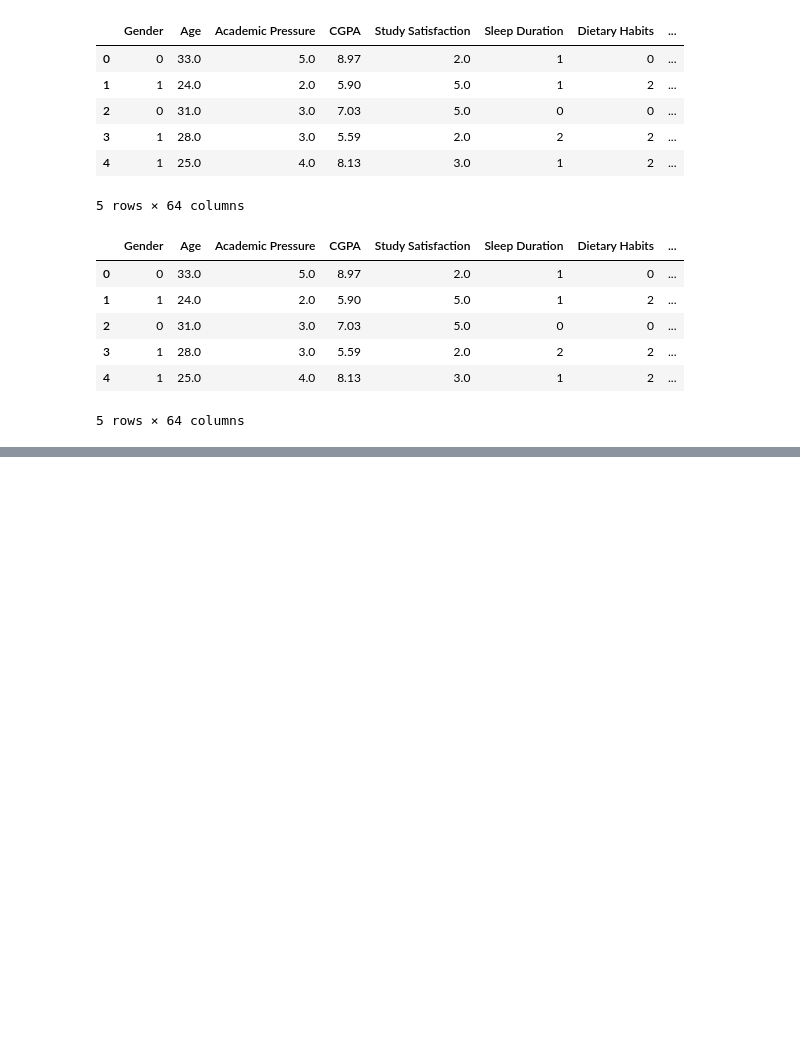
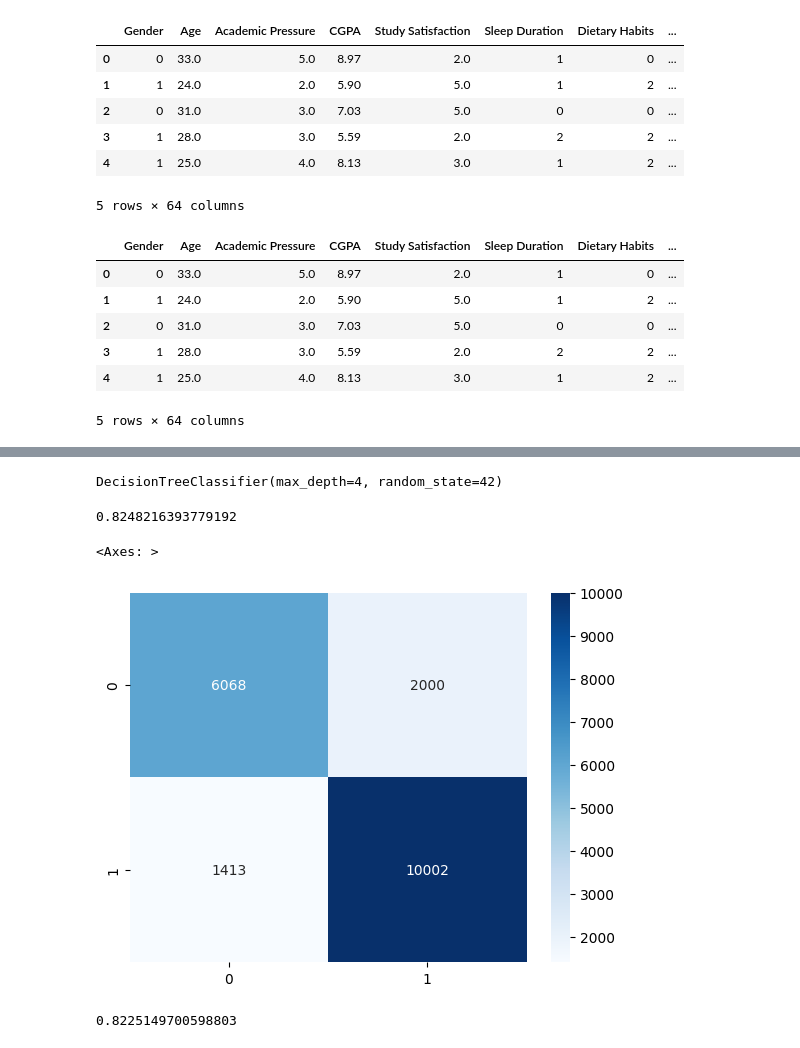
Before and after one commit to UPEN-Thaitiel/feature-engineering-Adiel-Delgado, a Jupyter notebook: Feature Engineering/Variable Imputation/Student_Depression_Imputations.ipynb, the cells around one changed output, grey strips where cells are left out. Drawn from its saved outputs; the diff is of its cells as text; code cells hidden in the pictures; blank space fills up the shorter version.

Commit message:
I do the Decision Tree from the latest video

```diff
--- a/Feature Engineering/Variable Imputation/Student_Depression_Imputations.ipynb
+++ b/Feature Engineering/Variable Imputation/Student_Depression_Imputations.ipynb
@@ -579,0 +588,5 @@ df_encoded.head()
+# %%
+X = df_encoded.drop("Depression", axis=1)
+y = df_encoded["Depression"]
+#y.head()
+X.head()
@@ -579,0 +601,33 @@ df_encoded.head()
+# %%
+#### Split the Dataset
+# La variable predictora sera depresion
+# Se usa random state para que nos genere siempre el mismo split
+X_train, X_test, y_train, y_test = train_test_split(X, y, test_size=0.3, random_state=42)
+# %%
+#### Train the Decision Tree
+#X_train.shape
+
+#Se le coloca el random state para que nos de el mismo resultado
+tree = DecisionTreeClassifier(max_depth=4, random_state=42)
+# Entrenamos al modelo con NombredelModelo.fit
+tree.fit(X_train, y_train)
+# %% [output]
+DecisionTreeClassifier(max_depth=4, random_state=42)
+# %%
+#### Evaluate the Model with Training Data
+y_pred = tree.predict(X_train)
+accuracy_score(y_train, y_pred)
+# %% [output]
+0.8248216393779192
+# %%
+#### Creating a Confusion Matrix
+sns.heatmap(confusion_matrix(y_train,y_pred), annot=True, fmt="d", cmap="Blues")
+# %% [output]
+<Axes: >
+[figure, added]
+# %%
+#### Evaluate Model with Test Data
+y_pred = tree.predict(X_test)
+accuracy_score(y_test,y_pred)
+# %% [output]
+0.8225149700598803
```
Also changed, not shown: parts of 25 cells of this notebook.
